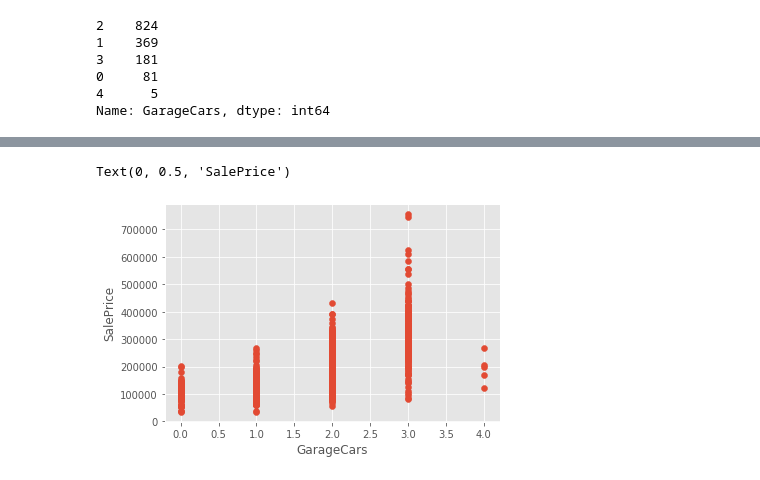
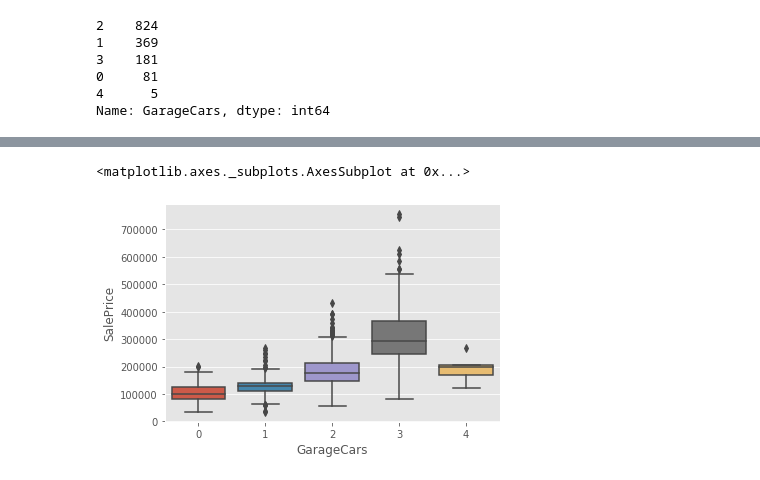
Before and after one commit to hello-juan/AmesHousing, a Jupyter notebook: Ames Housing Project.ipynb, the cells around one changed output, grey strips where cells are left out. Cells and saved outputs as stored; diff of their text form; code cells hidden in the pictures.

```diff
--- a/Ames Housing Project.ipynb
+++ b/Ames Housing Project.ipynb
@@ -102,8 +133,8 @@ plt.hist(df['PavedDrive'])
-# %%
-plt.scatter(df['GarageCars'], df['SalePrice'])
-plt.xlabel('GarageCars')
-plt.ylabel('SalePrice')
-# %% [output]
-Text(0, 0.5, 'SalePrice')
-[figure, removed]
+# %%
+#Distribution of Garage Cars Capacity vs. Sale Price
+import seaborn as sns
+sns.boxplot(df['GarageCars'], df['SalePrice'])
+# %% [output]
+<matplotlib.axes._subplots.AxesSubplot at 0x...>
+[figure, added]
 # %%
```
Also changed, not shown: parts of 16 cells of this notebook.
